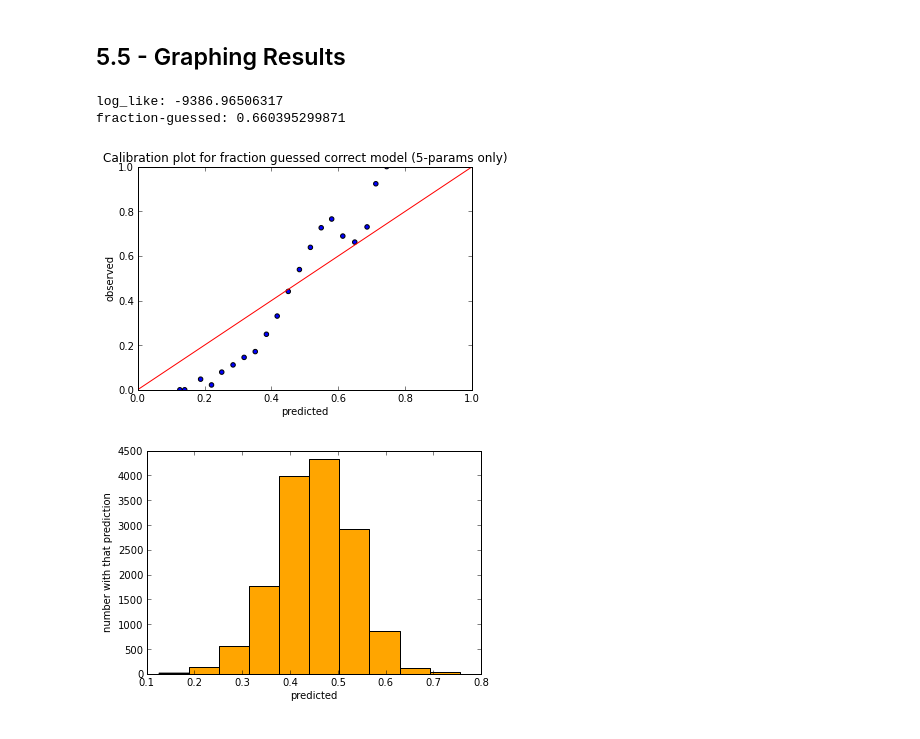
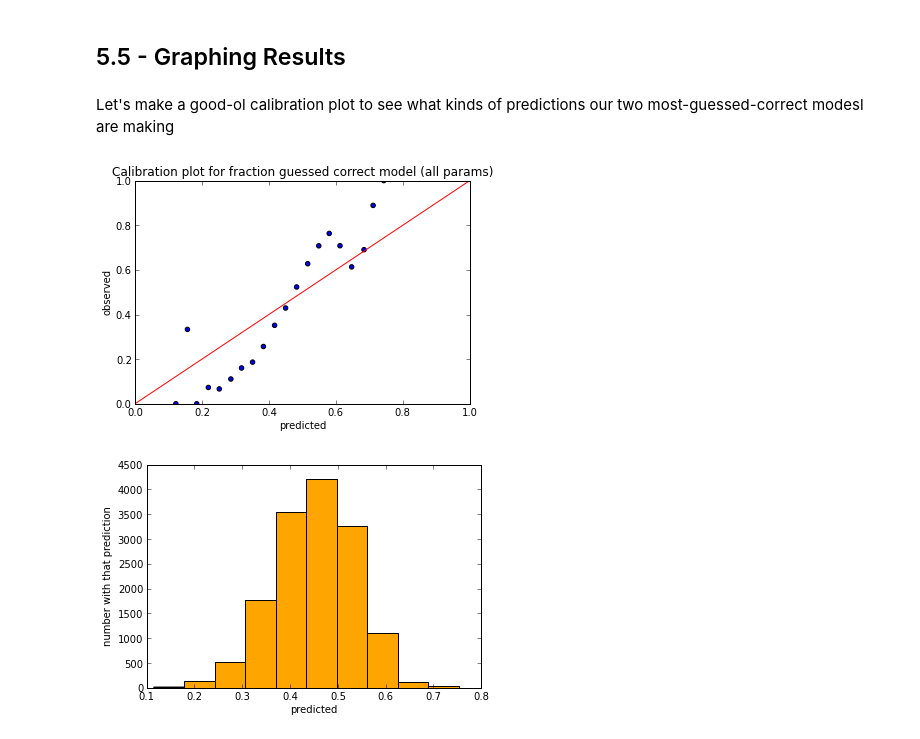
Before and after one commit to johnsturm/cs109, a Jupyter notebook: Process Book.ipynb, the cells around one changed output. Cells and saved outputs as stored; diff of their text form; code cells hidden in the pictures.

```diff
--- a/Process Book.ipynb
+++ b/Process Book.ipynb
@@ -3938,0 +3988,12 @@ Why is it that the log-likelihood and fraction guessed model both actually perfo
+# %%
+# get the submodel prediction data
+predictions = pd.read_csv('sub_model_predictions_train_fraction_guessed.csv',index_col=0)
+print len(predictions)
+
+y = predictions['success']
+
+cols_to_remove = ['success', 'goal']
+for col in cols_to_remove:
+    predictions = predictions.drop(col, axis=1)
+
+pmat = predictions.values
@@ -3938,0 +4038,12 @@ Why is it that the log-likelihood and fraction guessed model both actually perfo
+# %%
+# get the submodel predictions onthe test set
+test_predictions = pd.read_csv('sub_model_predictions_test_fraction_guessed.csv',index_col=0)
+print len(test_predictions)
+
+test_y = test_predictions['success']
+
+cols_to_remove = ['success', 'goal']
+for col in cols_to_remove:
+    test_predictions = test_predictions.drop(col, axis=1)
+
+test_pmat = test_predictions.values
@@ -3939,5 +4075,7 @@ Why is it that the log-likelihood and fraction guessed model both actually perfo
 # %% [markdown]
 ## 5.5 - Graphing Results
+# %% [markdown]
+Let's make a good-ol calibration plot to see what kinds of predictions our two most-guessed-correct modesl are making
 # %%
 def calibration_plot( X, Y, title):
     nbins = 30
@@ -3964,13 +4102,23 @@ def calibration_plot( X, Y, title):
     plt.xlabel('predicted')
     plt.ylabel('number with that prediction')
     plt.show()
-# %%
-weighted_prediction = weighted_predict(test_pmat, optimal_weights, test_y)
-# %% [output]
-log_like: -9386.96506317
-fraction-guessed: 0.660395299871
-# %%
-calibration_plot(weighted_prediction, test_y, 'Calibration plot for fraction guessed correct model (5-params only)')
-# %% [output]
-[figure, removed]
-[figure, removed]
+# %%
+# get the 5-params submodel predictions on the test set, plot a calibration
+test_predictions = pd.read_csv('sub_model_predictions_test_fraction_guessed.csv',index_col=0)
+
+test_y = test_predictions['success']
+
+cols_to_remove = ['success', 'goal', 'avg_title_word_length', 'percent_caps_in_title',
+          'percent_caps_in_blurb', 'title_length', 'blurb_length', 'country',
+           'currency', 'website_overall']
+for col in cols_to_remove:
+    test_predictions = test_predictions.drop(col, axis=1)
+
+test_pmat = test_predictions.values
+
+weighted_prediction = weighted_predict(test_pmat, optimal_weights, test_y)
+
+calibration_plot(weighted_prediction, test_y, 'Calibration plot for fraction guessed correct model (all params)')
+# %% [output]
+[figure, added]
+[figure, added]
```
Also changed, not shown: parts of 46 cells of this notebook.
